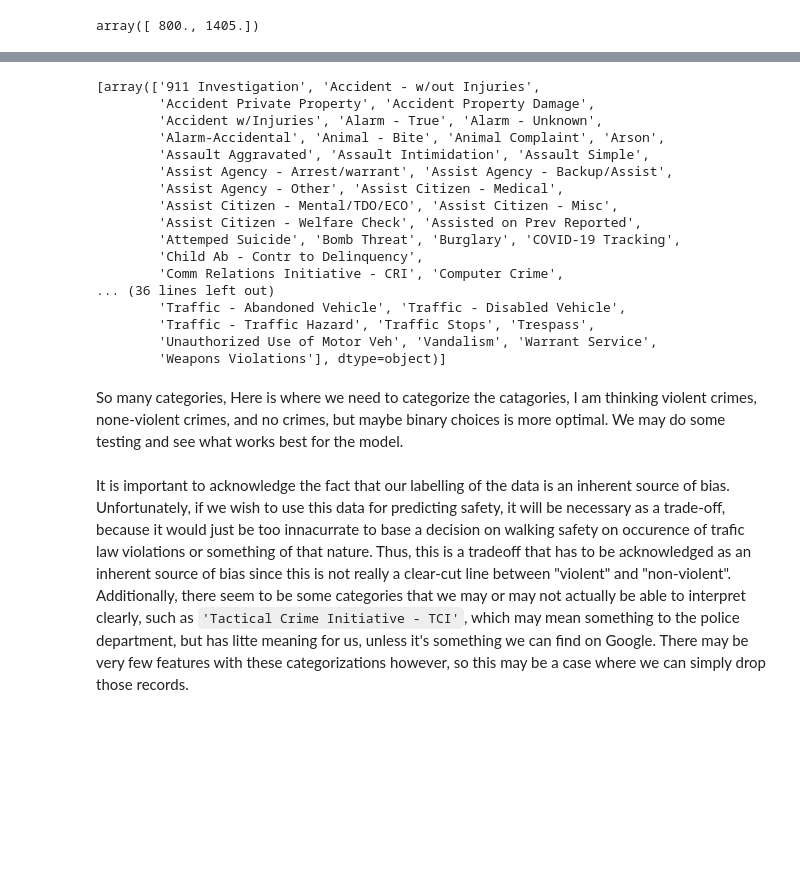
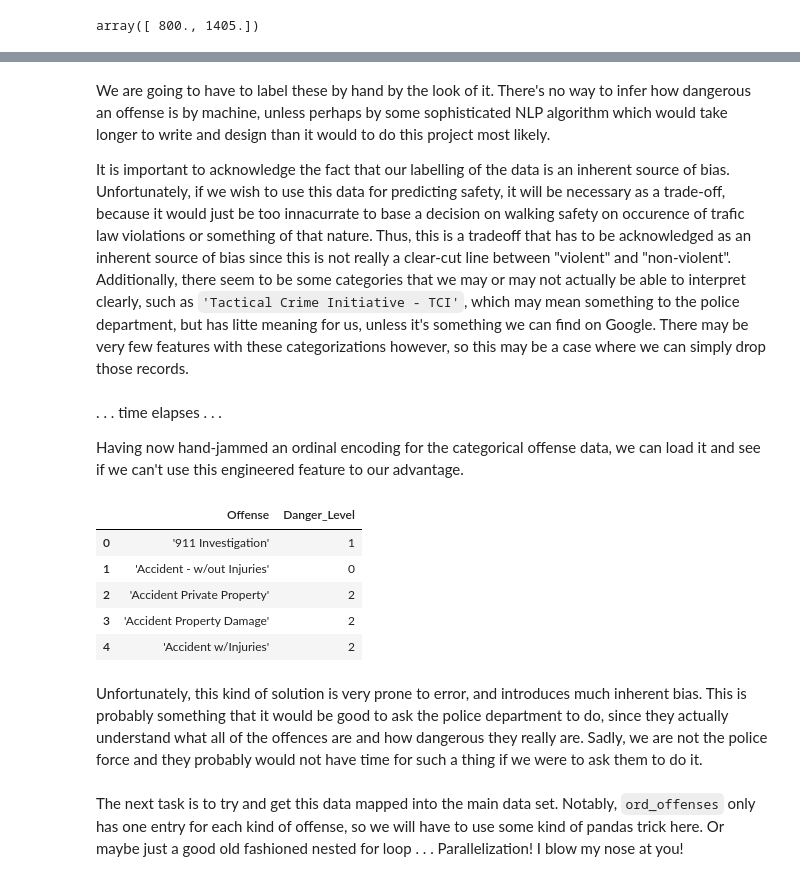
Before and after one commit to JSGarris/MLProject, a Jupyter notebook: Machine_Learning_Project.ipynb, the cells around one changed output, grey strips where cells are left out. Cells and saved outputs as stored; diff of their text form; code cells hidden in the pictures; blank space fills up the shorter version.

Commit message:
Failed attempt at using the hand-rolled ordinal encodings for Offense

```diff
--- a/Machine_Learning_Project.ipynb
+++ b/Machine_Learning_Project.ipynb
@@ -20,6 +20,10 @@ np.random.seed(42)
 def load_police_data():
   crimes=pd.read_csv('./data/Crime_Data.csv')
   return crimes
+
+def load_oridinal_violence_features():
+  ordinal_violence=pd.read_csv('./data/crime_categories.csv')
+  return ordinal_violence
 # %% [markdown]
 Now that the data is loaded we want to look at the data and see how it is organized and what groups are being used. We can also get some insight onto if the data may be useful adn we can look and see how we may split or encode our data.
 # %%
@@ -303,24 +288,25 @@ array([[ 62.],
-# %%
-ordinal_encoder.categories_
-# %% [output]
-[array(['911 Investigation', 'Accident - w/out Injuries',
-        'Accident Private Property', 'Accident Property Damage',
-        'Accident w/Injuries', 'Alarm - True', 'Alarm - Unknown',
-        'Alarm-Accidental', 'Animal - Bite', 'Animal Complaint', 'Arson',
-        'Assault Aggravated', 'Assault Intimidation', 'Assault Simple',
-        'Assist Agency - Arrest/warrant', 'Assist Agency - Backup/Assist',
-        'Assist Agency - Other', 'Assist Citizen - Medical',
-        'Assist Citizen - Mental/TDO/ECO', 'Assist Citizen - Misc',
-        'Assist Citizen - Welfare Check', 'Assisted on Prev Reported',
-        'Attemped Suicide', 'Bomb Threat', 'Burglary', 'COVID-19 Tracking',
-        'Child Ab - Contr to Delinquency',
-        'Comm Relations Initiative - CRI', 'Computer Crime',
-... (36 lines left out)
-        'Traffic - Abandoned Vehicle', 'Traffic - Disabled Vehicle',
-        'Traffic - Traffic Hazard', 'Traffic Stops', 'Trespass',
-        'Unauthorized Use of Motor Veh', 'Vandalism', 'Warrant Service',
-        'Weapons Violations'], dtype=object)]
-# %% [markdown]
-So many categories, Here is where we need to categorize the catagories, I am thinking violent crimes, none-violent crimes, and no crimes, but maybe binary choices is more optimal. We may do some testing and see what works best for the model.
 # %% [markdown]
+We are going to have to label these by hand by the look of it. There's no way to infer how dangerous an offense is by machine, unless perhaps by some sophisticated NLP algorithm which would take longer to write and design than it would to do this project most likely.
+
 It is important to acknowledge the fact that our labelling of the data is an inherent source of bias. Unfortunately, if we wish to use this data for predicting safety, it will be necessary as a trade-off, because it would just be too innacurrate to base a decision on walking safety on occurence of trafic law violations or something of that nature. Thus, this is a tradeoff that has to be acknowledged as an inherent source of bias since this is not really a clear-cut line between "violent" and "non-violent". Additionally, there seem to be some categories that we may or may not actually be able to interpret clearly, such as `'Tactical Crime Initiative - TCI'`, which may mean something to the police department, but has litte meaning for us, unless it's something we can find on Google. There may be very few features with these categorizations however, so this may be a case where we can simply drop those records.
+# %% [markdown]
+. . .  time elapses . . .
+
+
+
+
+Having now hand-jammed an ordinal encoding for the categorical offense data, we can load it and see if we can't use this engineered feature to our advantage.
+# %%
+ord_offenses = load_oridinal_violence_features()
+ord_offenses.head()
+# %% [output]
+|  | Offense | Danger_Level |
+| 0 | '911 Investigation' | 1 |
+| 1 | 'Accident - w/out Injuries' | 0 |
+| 2 | 'Accident Private Property' | 2 |
+| 3 | 'Accident Property Damage' | 2 |
+| 4 | 'Accident w/Injuries' | 2 |
+# %% [markdown]
+Unfortunately, this kind of solution is very prone to error, and introduces much inherent bias. This is probably something that it would be good to ask the police department to do, since they actually understand what all of the offences are and how dangerous they really are. Sadly, we are not the police force and they probably would not have time for such a thing if we were to ask them to do it.
+# %% [markdown]
+The next task is to try and get this data mapped into the main data set. Notably, `ord_offenses` only has one entry for each kind of offense, so we will have to use some kind of pandas trick here. Or maybe just a good old fashioned nested for loop . . . Parallelization! I blow my nose at you!
```
Also changed, not shown: parts of 6 cells of this notebook, 1 other file.
